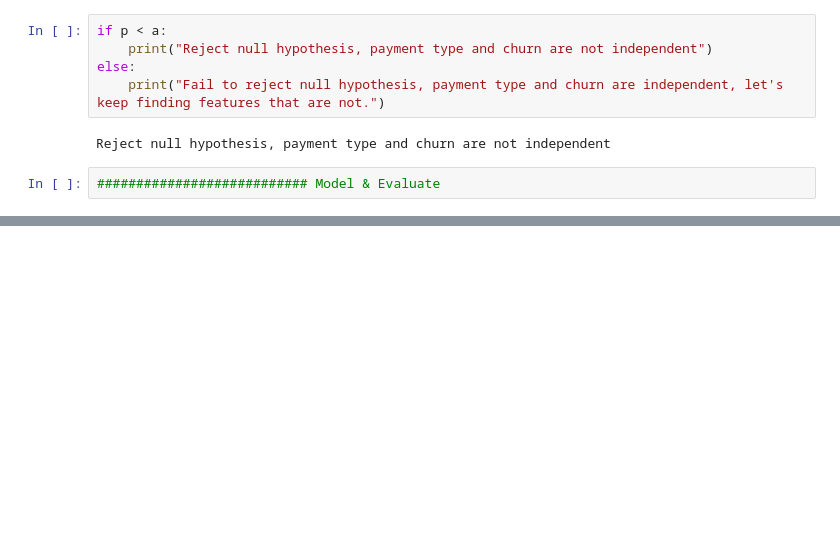
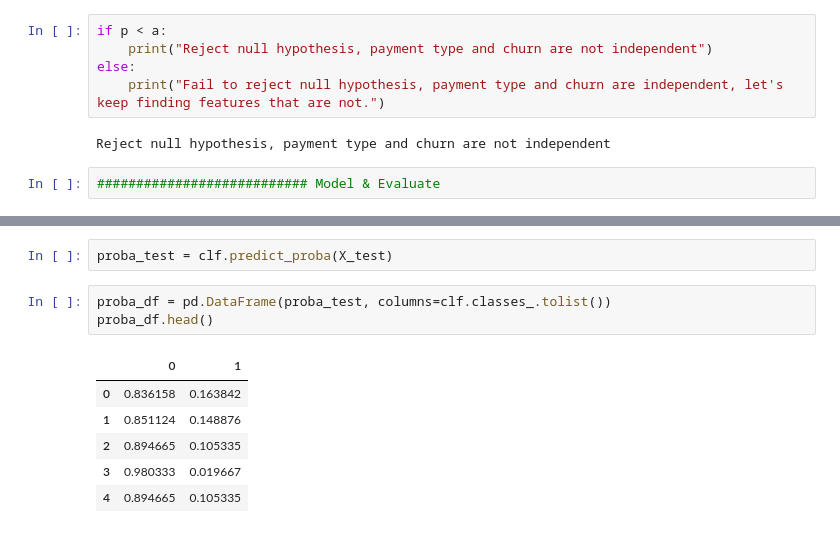
Before and after one commit to SLawsonWoods/Telco_Churn_Project, a Jupyter notebook: Draft_1_folder.ipynb, the cells around one changed output, grey strips where cells are left out. Saved outputs shown, nothing was run; the diff lists cells and outputs as text; blank space fills up the shorter version.

```diff
--- a/Draft_1_folder.ipynb
+++ b/Draft_1_folder.ipynb
@@ -1011,0 +1021,12 @@ write it to a csv
+# %%
+proba_test = clf.predict_proba(X_test)
+# %%
+proba_df = pd.DataFrame(proba_test, columns=clf.classes_.tolist())
+proba_df.head()
+# %% [output]
+|  | 0 | 1 |
+| 0 | 0.836158 | 0.163842 |
+| 1 | 0.851124 | 0.148876 |
+| 2 | 0.894665 | 0.105335 |
+| 3 | 0.980333 | 0.019667 |
+| 4 | 0.894665 | 0.105335 |
```
Also changed, not shown: parts of 98 cells of this notebook, 3 other files.
